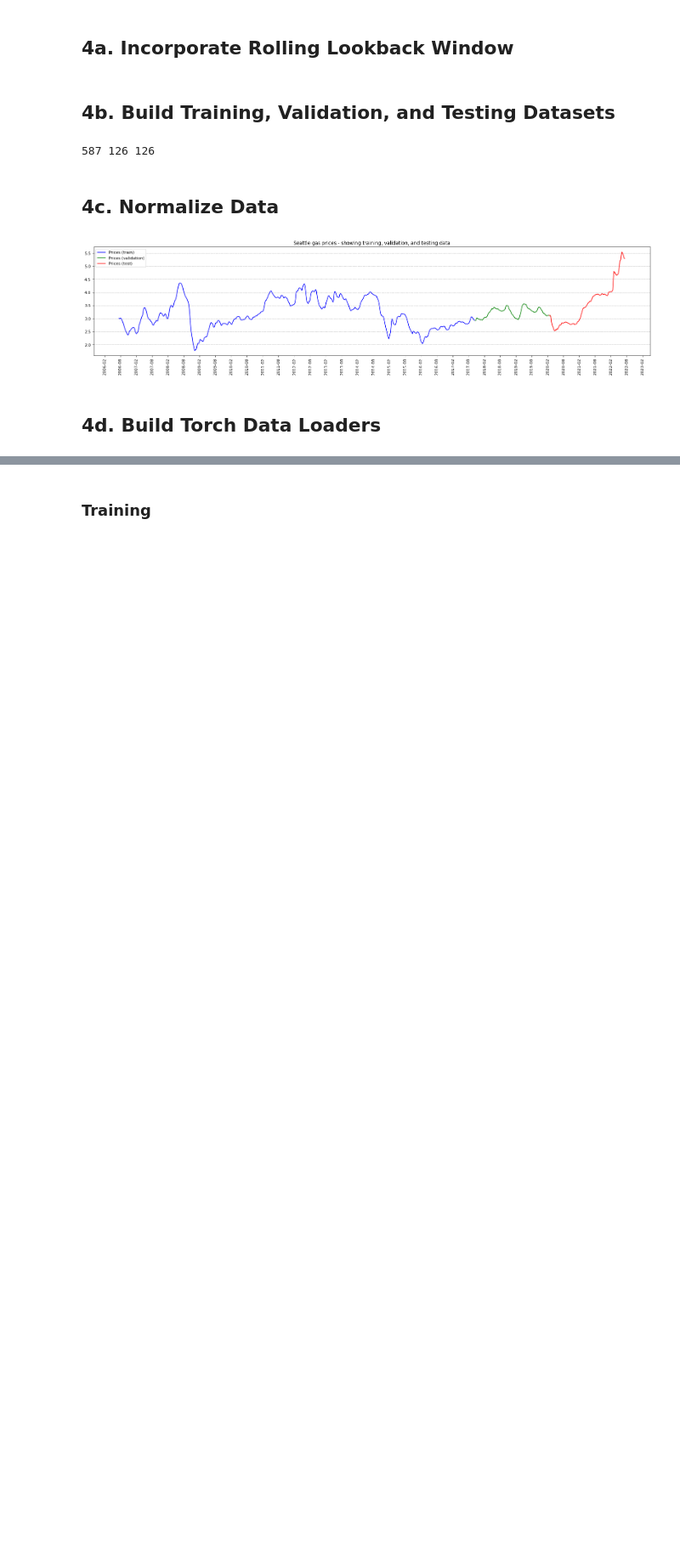
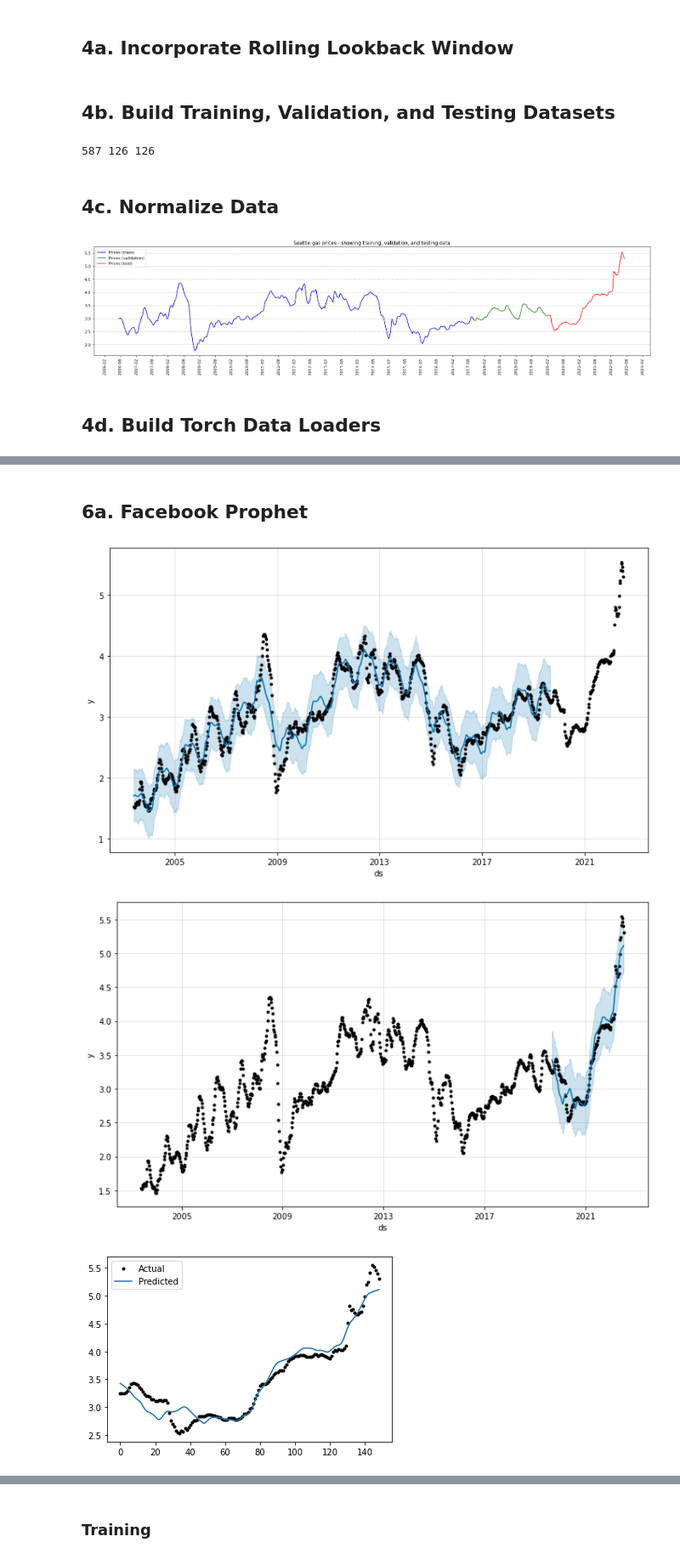
Before and after one commit to chrisprasanna/Predicting_Seattle_Gas_Prices_with_ML, a Jupyter notebook: Natural_Gas_Stock_Forecast.ipynb, the cells around one changed output, grey strips where cells are left out. Shown at 85% size. Cells and saved outputs as stored; diff of their text form; code cells hidden in the pictures; blank space fills up the shorter version.

Commit message:
added prophet

```diff
--- a/Natural_Gas_Stock_Forecast.ipynb
+++ b/Natural_Gas_Stock_Forecast.ipynb
@@ -892,0 +905,37 @@ def nn_forecast(model, model_name, data, timesteps, n_timeseries, true, preds, x
+# %% [markdown]
+## 6a. Facebook Prophet
+# %%
+data = seattle_gas_prices
+df = data['data'].set_axis(['ds', 'y'], axis=1, inplace=False)
+df_train, df_test = model.split_df(df=df, freq="W", valid_p=0.15)
+
+params = {
+    "changepoint_prior_scale": 0.25,
+    "changepoint_range": 0.90,
+    "interval_width": 0.95
+}
+
+# Train
+m = Prophet(**params)
+metrics =  m.fit(df_train)
+# %%
+# Evaluation
+train_pred = m.predict(df_train)
+fig1 = m.plot(train_pred)
+
+eval_pred = m.predict(df_test)
+fig2 = m.plot(eval_pred)
+
+fig3 = plt.figure()
+y_true= df_test['y']
+y_pred = eval_pred['yhat']
+y_true = df_test['y'].values
+y_pred = eval_test['yhat'].values
+plt.plot(y_true, label='Actual', marker='.', linestyle='', color='k')
+plt.plot(y_pred, label='Predicted')
+plt.legend()
+plt.show()
+# %% [output]
+[figure, added]
+[figure, added]
+[figure, added]
```
Also changed, not shown: parts of 32 cells of this notebook.
